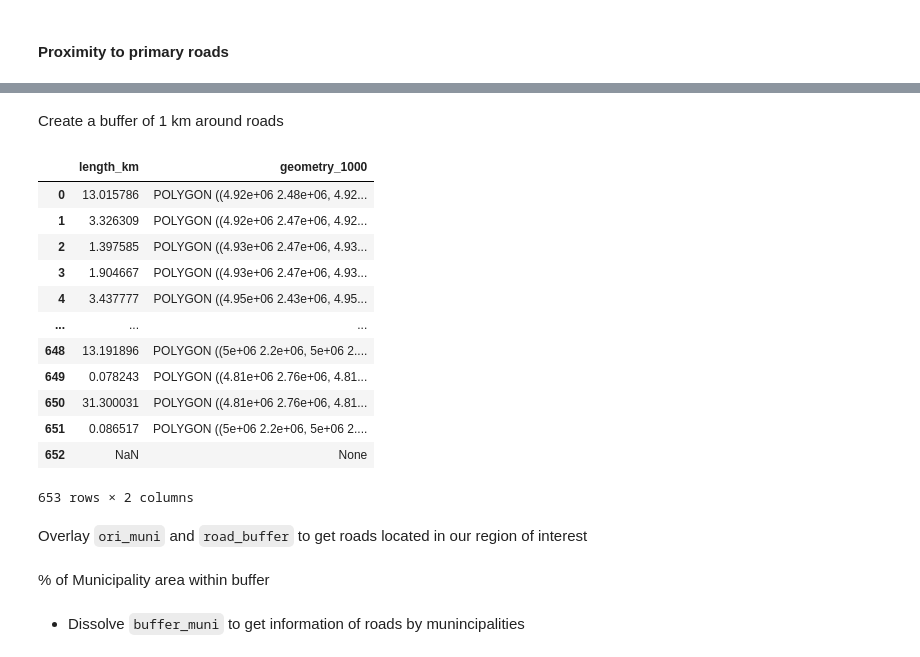
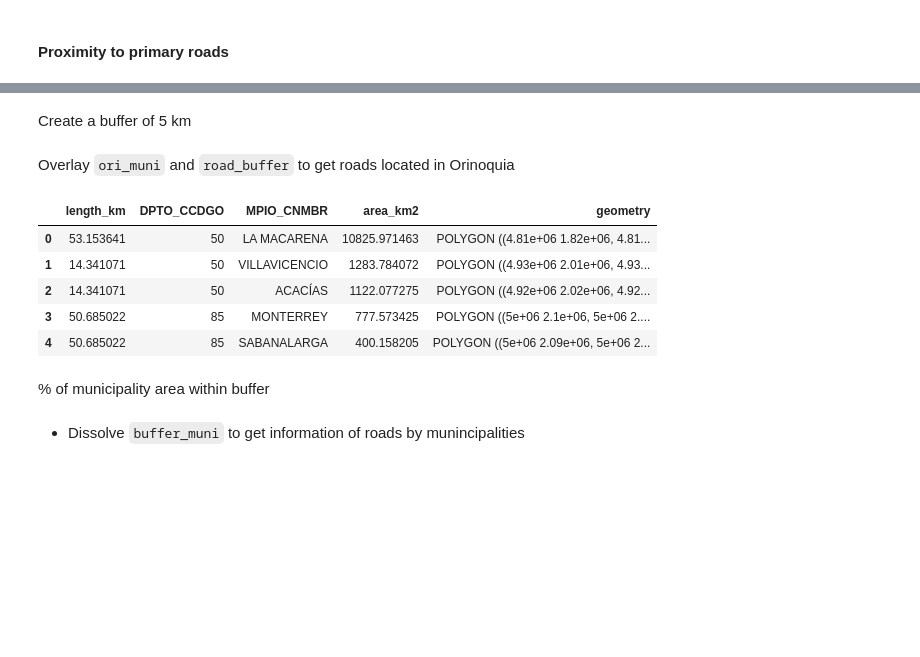
Before and after one commit to aliciaarevalor/PS, a Jupyter notebook: Workshop2_PS_AliciaArevaloRobinson.ipynb, the cells around one changed output, grey strips where cells are left out. Saved outputs shown, nothing was run; the diff lists cells and outputs as text; code cells hidden in the pictures; blank space fills up the shorter version.

```diff
--- a/Workshop2_PS_AliciaArevaloRobinson.ipynb
+++ b/Workshop2_PS_AliciaArevaloRobinson.ipynb
@@ -355,23 +315,7 @@ This step calculates thepercentage of municipality area within 1 km of roads buf
 # %% [markdown]
-Create a buffer of 1 km around roads
+Create a buffer of 5 km
 # %%
-road_buffer=road.copy()
-road_buffer['geometry_1000'] = road_buffer.geometry.buffer(1000)
-road_buffer = road_buffer[['length_km', 'geometry_1000']]
-road_buffer=road_buffer.set_geometry("geometry_1000")
+road_buffer=road_clip.copy()
+road_buffer['geometry_5000'] = road_buffer.geometry.buffer(5000)
+road_buffer = road_buffer[['length_km', 'geometry_5000']] # Select relevant columns
+road_buffer=road_buffer.set_geometry("geometry_5000") # Set buffer created as a geometry column
-# %% [output]
-|  | length_km | geometry_1000 |
-| 0 | 13.015786 | POLYGON ((4.92e+06 2.48e+06, 4.92... |
-| 1 | 3.326309 | POLYGON ((4.92e+06 2.47e+06, 4.92... |
-| 2 | 1.397585 | POLYGON ((4.93e+06 2.47e+06, 4.93... |
-| 3 | 1.904667 | POLYGON ((4.93e+06 2.47e+06, 4.93... |
-| 4 | 3.437777 | POLYGON ((4.95e+06 2.43e+06, 4.95... |
-| ... | ... | ... |
-| 648 | 13.191896 | POLYGON ((5e+06 2.2e+06, 5e+06 2.... |
-| 649 | 0.078243 | POLYGON ((4.81e+06 2.76e+06, 4.81... |
-| 650 | 31.300031 | POLYGON ((4.81e+06 2.76e+06, 4.81... |
-| 651 | 0.086517 | POLYGON ((5e+06 2.2e+06, 5e+06 2.... |
-| 652 | NaN | None |
-653 rows × 2 columns
-# %% [markdown]
-Overlay `ori_muni` and `road_buffer` to get roads located in our region of interest
@@ -380,5 +322,17 @@ buffer_muni = gpd.overlay(ori_muni, road_buffer, how='intersection')
+# %% [markdown]
+Overlay `ori_muni` and `road_buffer` to get roads located in Orinoquia
+# %%
+buffer_muni = gpd.overlay(road_buffer, ori_muni, how='intersection')
+buffer_muni.head()
+# %% [output]
+|  | length_km | DPTO_CCDGO | MPIO_CNMBR | area_km2 | geometry |
+| 0 | 53.153641 | 50 | LA MACARENA | 10825.971463 | POLYGON ((4.81e+06 1.82e+06, 4.81... |
+| 1 | 14.341071 | 50 | VILLAVICENCIO | 1283.784072 | POLYGON ((4.93e+06 2.01e+06, 4.93... |
+| 2 | 14.341071 | 50 | ACACÍAS | 1122.077275 | POLYGON ((4.92e+06 2.02e+06, 4.92... |
+| 3 | 50.685022 | 85 | MONTERREY | 777.573425 | POLYGON ((5e+06 2.1e+06, 5e+06 2.... |
+| 4 | 50.685022 | 85 | SABANALARGA | 400.158205 | POLYGON ((5e+06 2.09e+06, 5e+06 2... |
 # %% [markdown]
-% of Municipality area within buffer
+% of municipality area within buffer
 # %% [markdown]
 - Dissolve `buffer_muni` to get information of roads by munincipalities
 # %%
```
Also changed, not shown: parts of 55 cells of this notebook.
